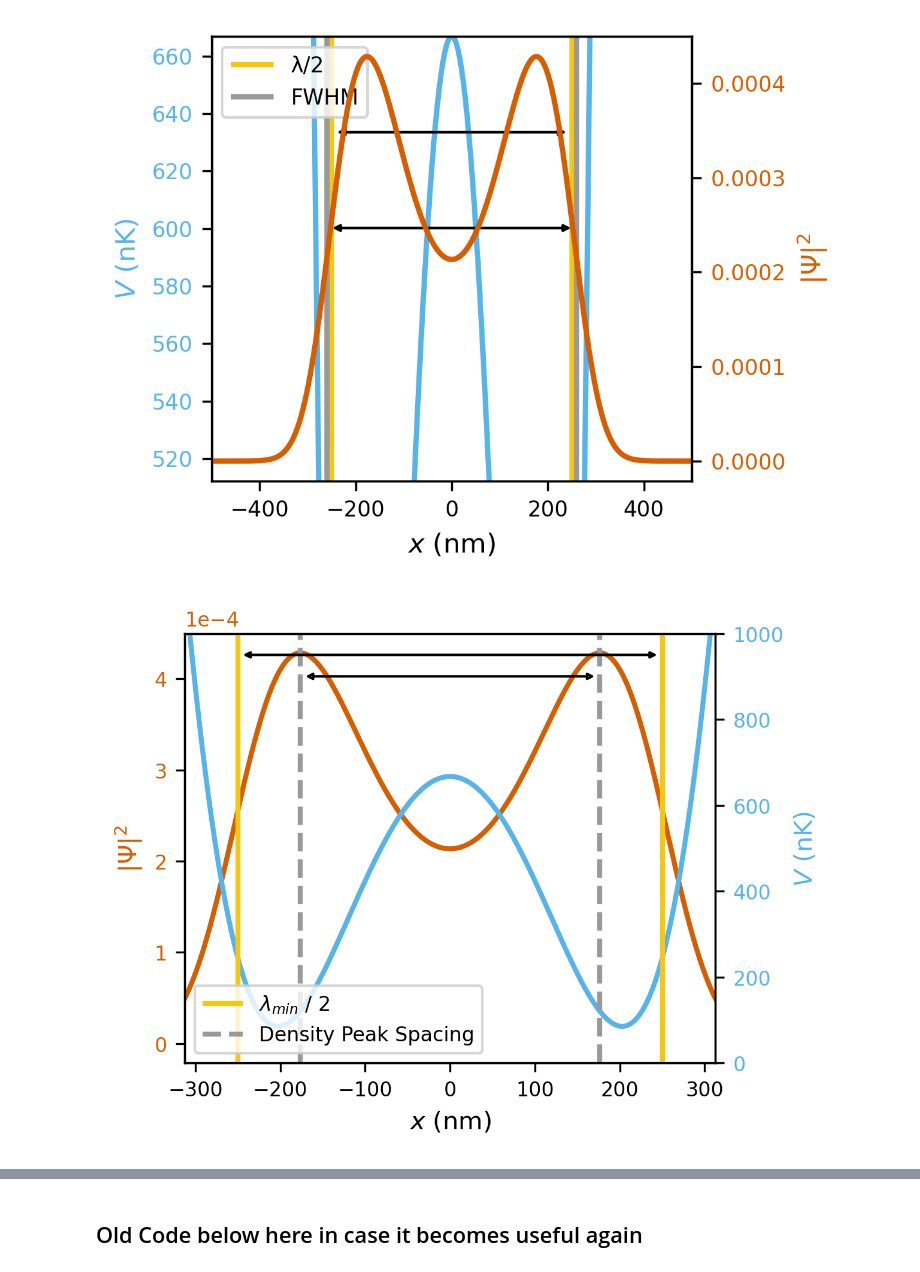
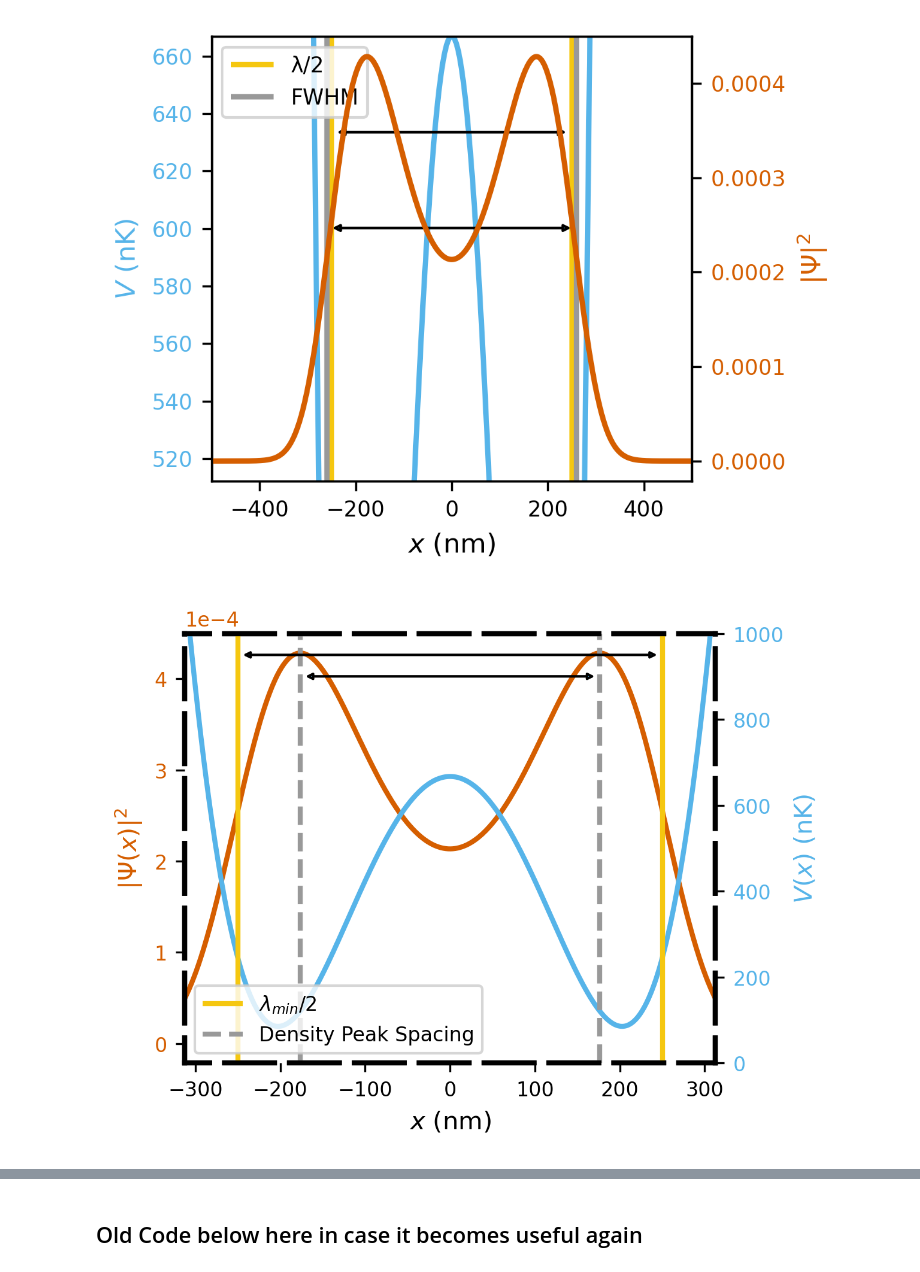
Before and after one commit to dustindberg/GPE, a Jupyter notebook: BEC_TwoFieldExample.ipynb, the cells around one changed output, grey strips where cells are left out. Cells and saved outputs as stored; diff of their text form; code cells hidden in the pictures.

```diff
--- a/BEC_TwoFieldExample.ipynb
+++ b/BEC_TwoFieldExample.ipynb
@@ -268,6 +271,8 @@ n = len(λ_control)
 eps = 1e-11
 # Amplitude of target barrier
 ampl = np.sqrt(gpe.dimless_energy(600, -9))
+# For if you wish to pre-cool the BEC in a centered quadratic potential
+pre_cooling = False
 # %% [output]
 Compare the characteristic length 21.5685408388234 μm vs the full wave length: 17.999999999999996 μm
 # %%
@@ -617,11 +619,12 @@ ae_win = np.array(-α1 * (winamps[0] * E0 + winamps[1] * E1) ** 2 - α2 * (winam
 ae_win_order = α2_order
 
 
-adjusted_eig_winner = -1 * ae_win.copy()
-adjusted_eig_winner -= min(adjusted_eig_winner)
+adjusted_eig_winner = ae_win.max() - ae_win.copy()
+#adjusted_eig_winner -= min(adjusted_eig_winner)
 adjusted_eig_winner *= 10 ** ae_win_order
-adjusted_eig_zoom = -1 * ae_winfull.copy()
-adjusted_eig_zoom -= min(adjusted_eig_zoom)
+adjusted_eig_zoom  = ae_winfull.max() - ae_winfull.copy()
+#adjusted_eig_zoom = -1 * ae_winfull.copy()
+#adjusted_eig_zoom -= min(adjusted_eig_zoom)
 adjusted_eig_zoom *= 10 ** ae_winfull_order
 
 
@@ -667,7 +670,7 @@ plt.show()
 # The field goes here
 ########################################################################################################################
 
-pre_cooling = True
+
 tags_opts = f'EigenSolution_{eval}'
 
 
@@ -1022,35 +1019,36 @@ fig=plt.figure(layout='constrained')
 ax1=fig.add_subplot(111)
 ax1.plot(gpe.convert_x(z, -9), density, color=ok['red'], zorder=0)
 
 ax1.set_xlim(-1.25*λ_min/4, 1.25*λ_min/4)
+plt.setp(ax1.spines.values(), linewidth=2, linestyle=(5, (10, 3)))
 
 ax2 = ax1.twinx()
-
+plt.setp(ax2.spines.values(), linewidth=2, linestyle=(5, (10, 3)))
 ax2.plot(gpe.convert_x(z, -9), gpe.convert_energy(sys_params['initial_trap'](z), -9))
-ax2.vlines([-λ_min/4, λ_min/4], 0, plot_max, color=ok['amber'], label='$λ_{min}$ / 2')
+ax2.vlines([-λ_min/4, λ_min/4], 0, plot_max, color=ok['amber'], label='$λ_{min}$/2')
 ax2.vlines(gpe.convert_x(peak_locations, -9), 0, plot_max, color=ok['grey'], linestyle='--', label='Density Peak Spacing')
 ax2.add_patch(patches.FancyArrowPatch(
     (-λ_min/4, 0.95*plot_max),
     (λ_min/4, 0.95*plot_max),
      arrowstyle='<|-|>', mutation_scale=5)).set_zorder(3)
 ax2.add_patch(patches.FancyArrowPatch(
     (gpe.convert_x(peak_locations[0], -9), 0.9*plot_max),
     (gpe.convert_x(peak_locations[1], -9), 0.9*plot_max),
     arrowstyle='<|-|>', mutation_scale=5)).set_zorder(4)
 
 
 
 ax2.set_ylim(plot_min, plot_max)
 ax2.legend(loc='lower left').set_zorder(10)
-ax2.set_ylabel('$V$ (nK)', color=ok['blue'])
+ax2.set_ylabel('$V(x)$ (nK)', color=ok['blue'])
 ax2.tick_params('y', labelcolor=ok['blue'])
 
-ax1.set_ylabel('$|\\Psi|^2$', color=ok['red'])
+ax1.set_ylabel('$|\\Psi(x)|^2$', color=ok['red'])
 ax1.ticklabel_format(style='sci', axis='y', scilimits=(0, 1e-4))
 ax1.tick_params('y', labelcolor=ok['red'])
 
 ax1.set_xlabel('$x$ (nm)')
 plt.savefig(f'{file_path}/{file_name}_ResultsWithPeaks_{test_field_tag}.pdf')
 plt.show()
 # %% [output]
-[figure, old version]
+[figure, new version]
```
Also changed, not shown: parts of 10 cells of this notebook.
